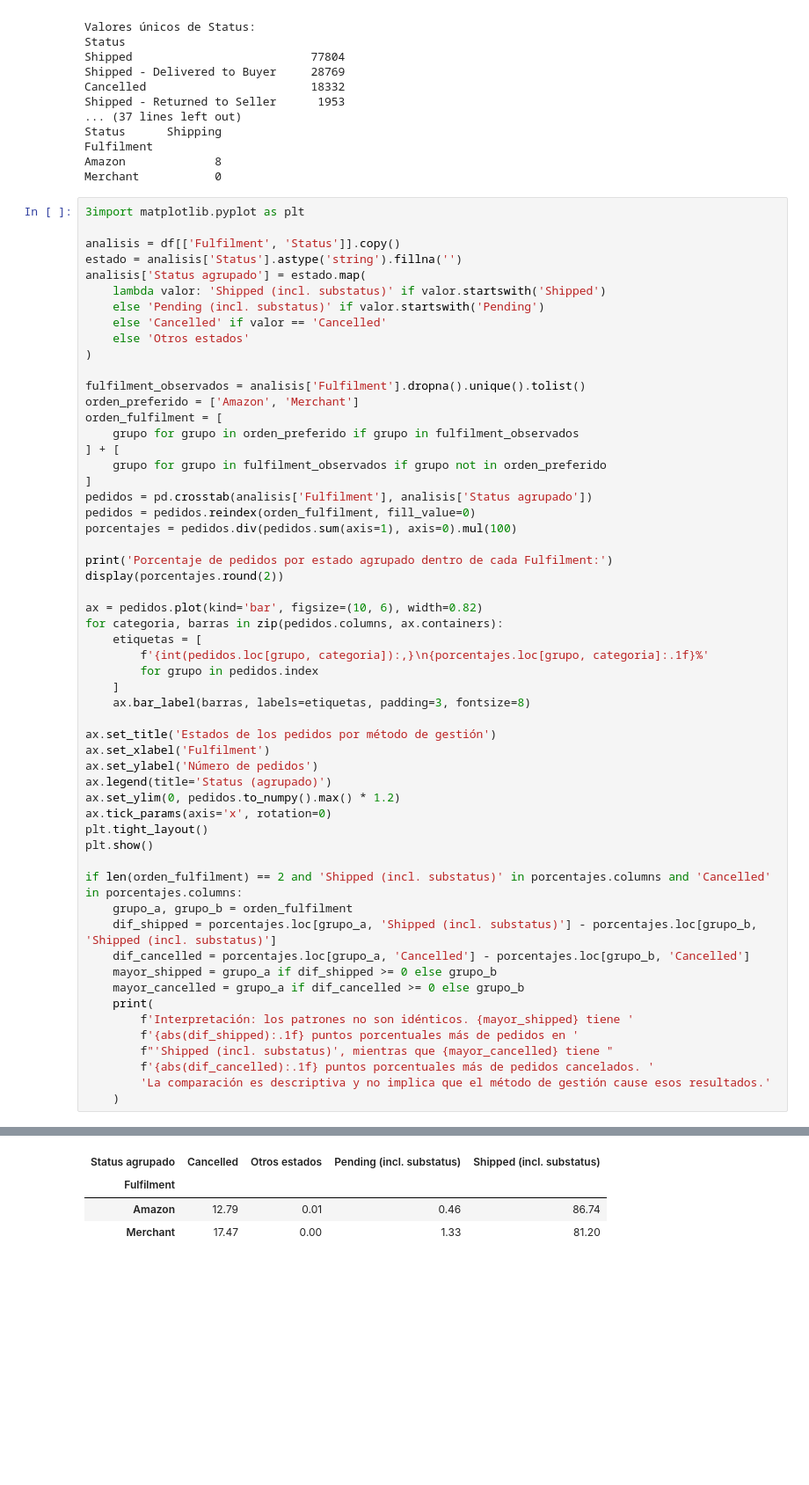
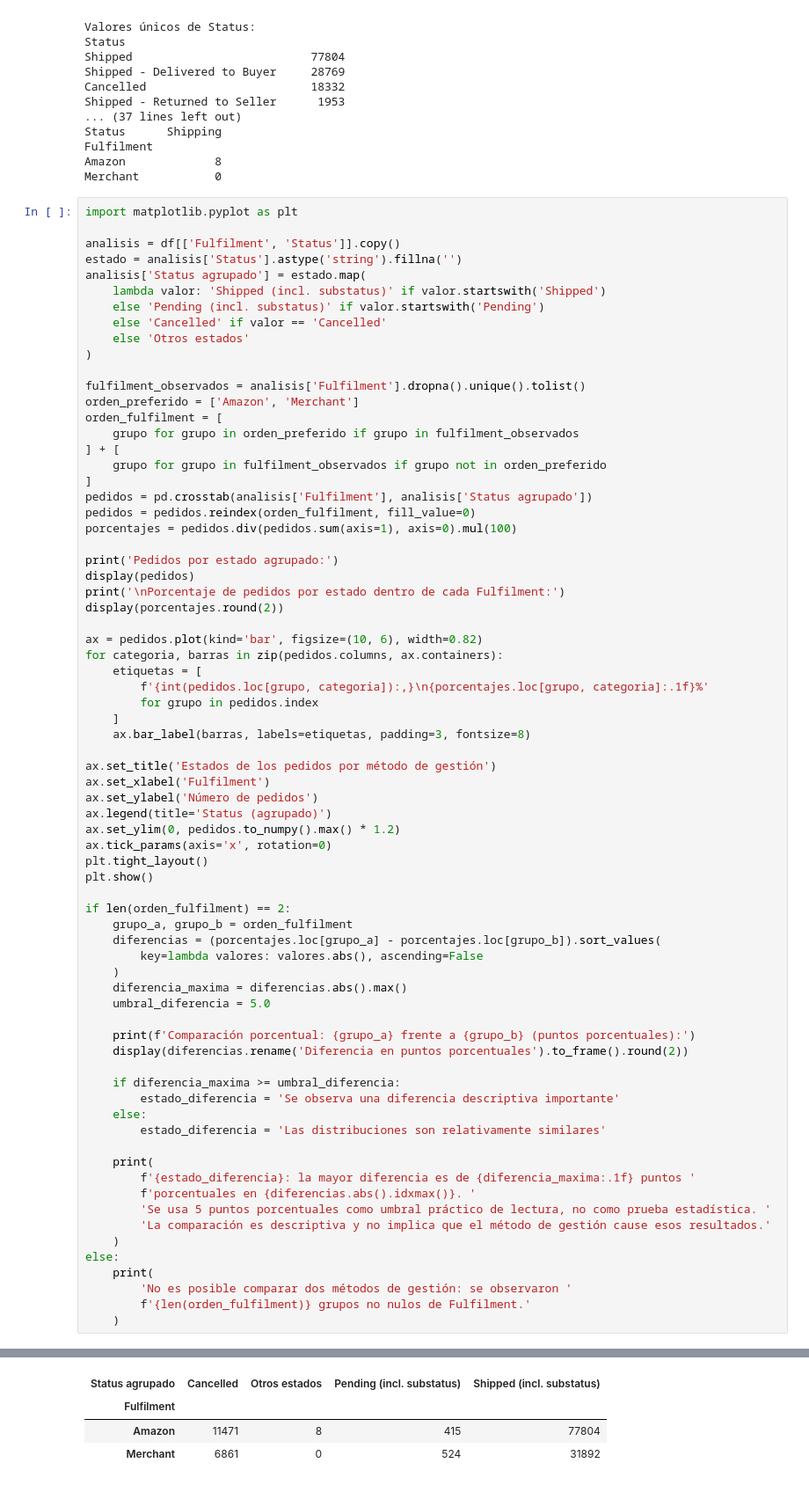
Before and after one commit to majo082/AI_DA_MariaJoseDelgadoFalcon, a Jupyter notebook: notebooks/fulfilment_status_analysis.ipynb, the cells around one changed output, grey strips where cells are left out. Shown at 88% size. Drawn from its saved outputs; the diff is of its cells as text; blank space fills up the shorter version.

```diff
--- a/notebooks/fulfilment_status_analysis.ipynb
+++ b/notebooks/fulfilment_status_analysis.ipynb
@@ -51,7 +51,7 @@ Fulfilment
 Amazon             8
 Merchant           0
 # %%
-3import matplotlib.pyplot as plt
+import matplotlib.pyplot as plt
 
 analisis = df[['Fulfilment', 'Status']].copy()
 estado = analisis['Status'].astype('string').fillna('')
@@ -73,7 +73,9 @@ pedidos = pd.crosstab(analisis['Fulfilment'], analisis['Status agrupado'])
 pedidos = pedidos.reindex(orden_fulfilment, fill_value=0)
 porcentajes = pedidos.div(pedidos.sum(axis=1), axis=0).mul(100)
 
-print('Porcentaje de pedidos por estado agrupado dentro de cada Fulfilment:')
+print('Pedidos por estado agrupado:')
+display(pedidos)
+print('\nPorcentaje de pedidos por estado dentro de cada Fulfilment:')
 display(porcentajes.round(2))
 
 ax = pedidos.plot(kind='bar', figsize=(10, 6), width=0.82)
@@ -93,17 +95,31 @@ ax.tick_params(axis='x', rotation=0)
 plt.tight_layout()
 plt.show()
 
-if len(orden_fulfilment) == 2 and 'Shipped (incl. substatus)' in porcentajes.columns and 'Cancelled' in porcentajes.columns:
+if len(orden_fulfilment) == 2:
     grupo_a, grupo_b = orden_fulfilment
-    dif_shipped = porcentajes.loc[grupo_a, 'Shipped (incl. substatus)'] - porcentajes.loc[grupo_b, 'Shipped (incl. substatus)']
-    dif_cancelled = porcentajes.loc[grupo_a, 'Cancelled'] - porcentajes.loc[grupo_b, 'Cancelled']
-    mayor_shipped = grupo_a if dif_shipped >= 0 else grupo_b
-    mayor_cancelled = grupo_a if dif_cancelled >= 0 else grupo_b
+    diferencias = (porcentajes.loc[grupo_a] - porcentajes.loc[grupo_b]).sort_values(
+        key=lambda valores: valores.abs(), ascending=False
+    )
+    diferencia_maxima = diferencias.abs().max()
+    umbral_diferencia = 5.0
+
+    print(f'Comparación porcentual: {grupo_a} frente a {grupo_b} (puntos porcentuales):')
+    display(diferencias.rename('Diferencia en puntos porcentuales').to_frame().round(2))
+
+    if diferencia_maxima >= umbral_diferencia:
+        estado_diferencia = 'Se observa una diferencia descriptiva importante'
+    else:
+        estado_diferencia = 'Las distribuciones son relativamente similares'
+
     print(
-        f'Interpretación: los patrones no son idénticos. {mayor_shipped} tiene '
-        f'{abs(dif_shipped):.1f} puntos porcentuales más de pedidos en '
-        f"'Shipped (incl. substatus)', mientras que {mayor_cancelled} tiene "
-        f'{abs(dif_cancelled):.1f} puntos porcentuales más de pedidos cancelados. '
+        f'{estado_diferencia}: la mayor diferencia es de {diferencia_maxima:.1f} puntos '
+        f'porcentuales en {diferencias.abs().idxmax()}. '
+        'Se usa 5 puntos porcentuales como umbral práctico de lectura, no como prueba estadística. '
         'La comparación es descriptiva y no implica que el método de gestión cause esos resultados.'
     )
+else:
+    print(
+        'No es posible comparar dos métodos de gestión: se observaron '
+        f'{len(orden_fulfilment)} grupos no nulos de Fulfilment.'
+    )
 # %% [output]
@@ -111,4 +127,4 @@ Porcentaje de pedidos por estado agrupado dentro de cada Fulfilment:
 | Status agrupado | Cancelled | Otros estados | Pending (incl. substatus) | Shipped (incl. substatus) |
 | Fulfilment |  |  |  |  |
-| Amazon | 12.79 | 0.01 | 0.46 | 86.74 |
-| Merchant | 17.47 | 0.00 | 1.33 | 81.20 |
+| Amazon | 11471 | 8 | 415 | 77804 |
+| Merchant | 6861 | 0 | 524 | 31892 |
```
Also changed, not shown: parts of 1 cell of this notebook, 2 other files.
